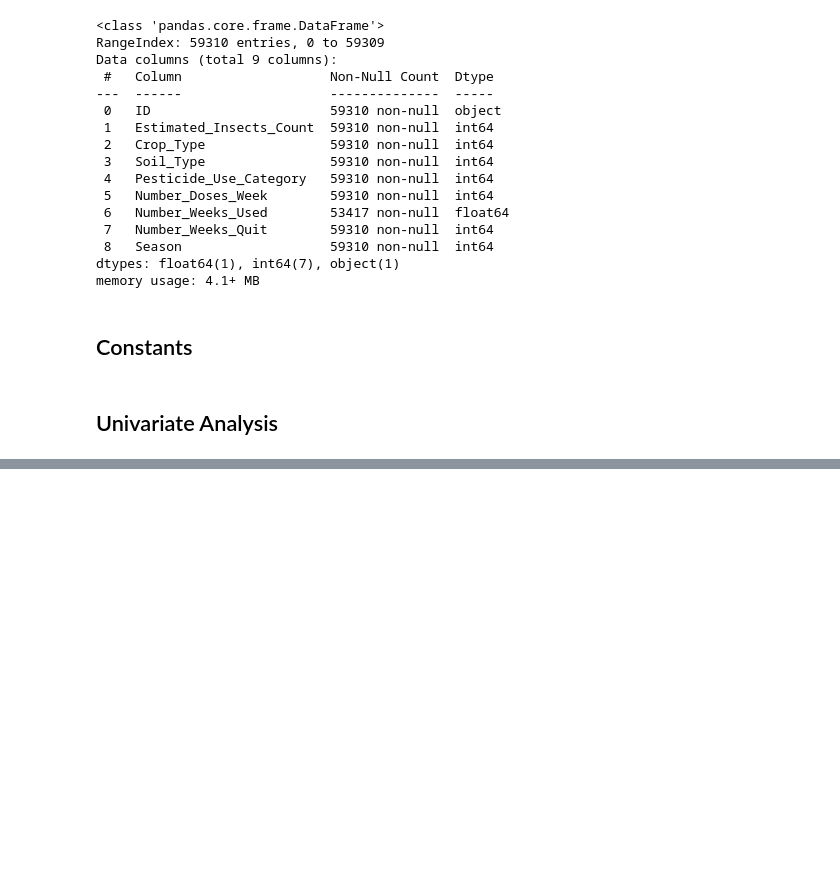
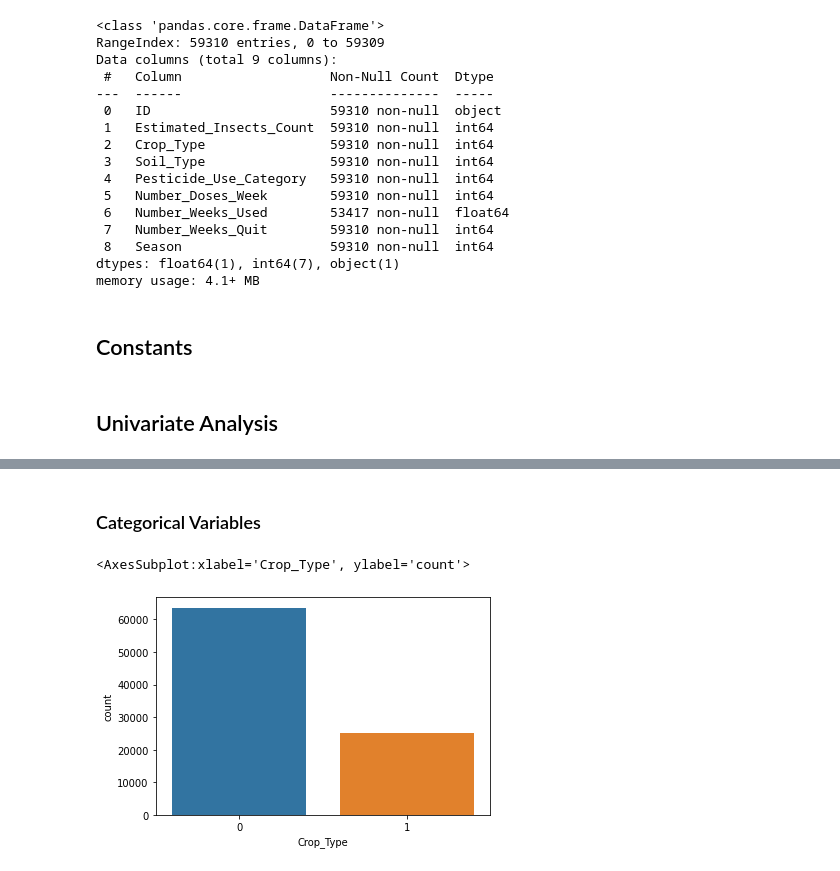
Before and after one commit to teja275/Janatahack-Machine-Learning-in-Agriculture, a Jupyter notebook: Notebooks/explore.ipynb, the cells around one changed output, grey strips where cells are left out. Drawn from its saved outputs; the diff is of its cells as text; code cells hidden in the pictures; blank space fills up the shorter version.

```diff
--- a/Notebooks/explore.ipynb
+++ b/Notebooks/explore.ipynb
@@ -138,0 +170,7 @@ TypeError: list expected at most 1 argument, got 2
+# %% [markdown]
+### Categorical Variables
+# %%
+sns.countplot(train_data['Crop_Type'])
+# %% [output]
+<AxesSubplot:xlabel='Crop_Type', ylabel='count'>
+[figure, added]
```
Also changed, not shown: parts of 14 cells of this notebook.
